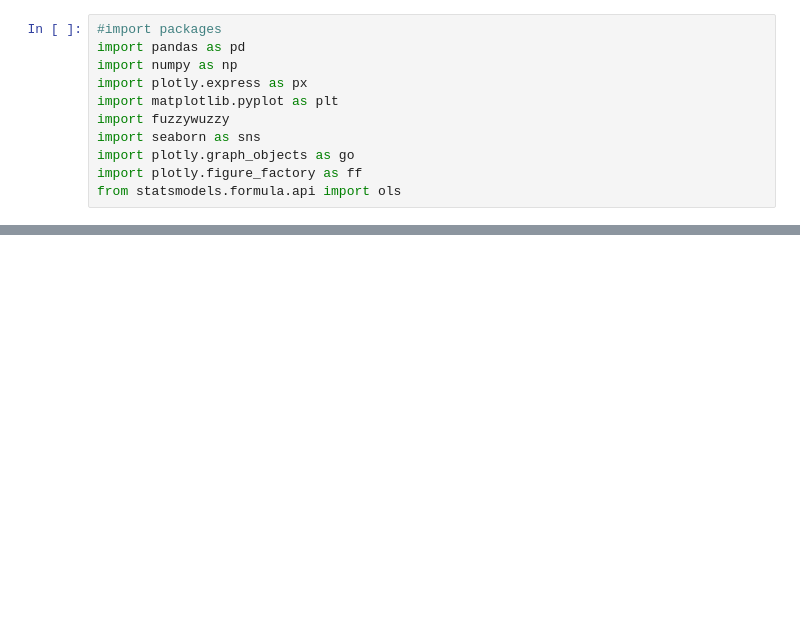
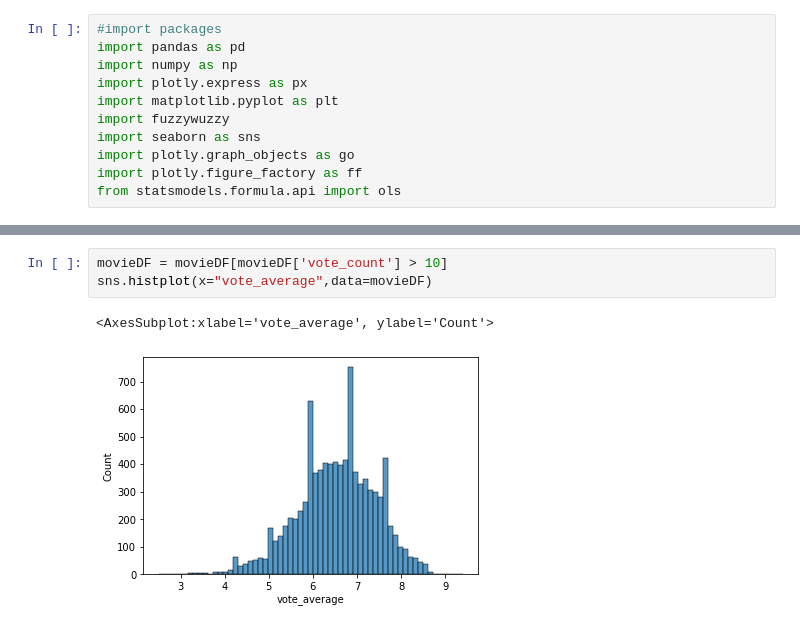
Before and after one commit to maxvandam/top10000movies, a Jupyter notebook: Top 10000 Movies Dashboard Max.ipynb, the cells around one changed output, grey strips where cells are left out. Cells and saved outputs as stored; diff of their text form; blank space fills up the shorter version.

```diff
--- a/Top 10000 Movies Dashboard Max.ipynb
+++ b/Top 10000 Movies Dashboard Max.ipynb
@@ -22,0 +62,6 @@ movieDF.head()
+# %%
+movieDF = movieDF[movieDF['vote_count'] > 10]
+sns.histplot(x="vote_average",data=movieDF)
+# %% [output]
+<AxesSubplot:xlabel='vote_average', ylabel='Count'>
+[figure, added]
```
Also changed, not shown: parts of 4 cells of this notebook.
